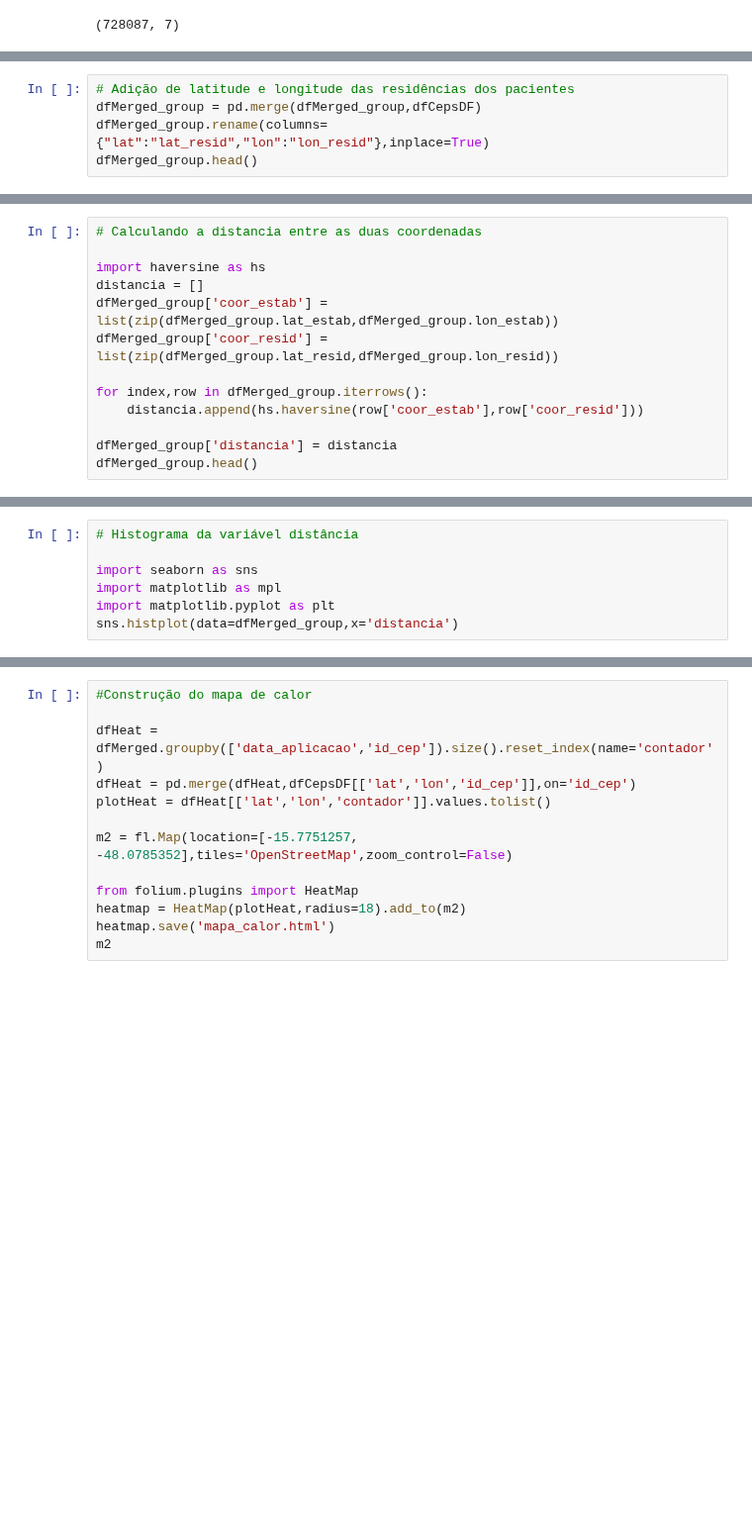
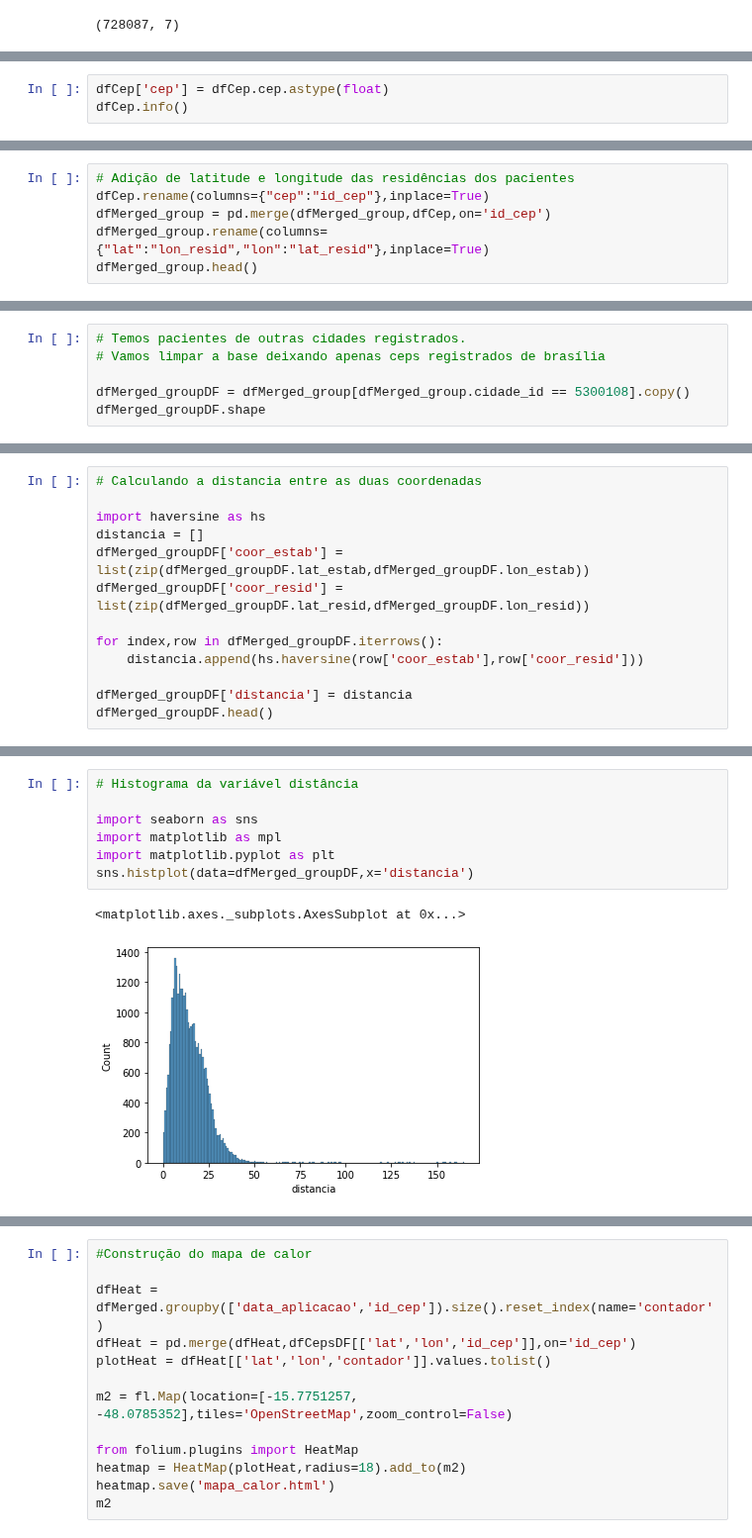
Before and after one commit to raquelcreis/vacina_covid_bsb, a Jupyter notebook: notebook.ipynb, the cells around one changed output, grey strips where cells are left out. Shown at 99% size. Saved outputs shown, nothing was run; the diff lists cells and outputs as text; blank space fills up the shorter version.

```diff
--- a/notebook.ipynb
+++ b/notebook.ipynb
@@ -429,0 +469,3 @@ dfMerged_group.head()
+# %%
+dfCep['cep'] = dfCep.cep.astype(float)
+dfCep.info()
@@ -430,5 +485,6 @@ dfMerged_group.head()
 # %%
 # Adição de latitude e longitude das residências dos pacientes
-dfMerged_group = pd.merge(dfMerged_group,dfCepsDF)
-dfMerged_group.rename(columns={"lat":"lat_resid","lon":"lon_resid"},inplace=True)
+dfCep.rename(columns={"cep":"id_cep"},inplace=True)
+dfMerged_group = pd.merge(dfMerged_group,dfCep,on='id_cep')
+dfMerged_group.rename(columns={"lat":"lon_resid","lon":"lat_resid"},inplace=True)
 dfMerged_group.head()
@@ -437,0 +526,6 @@ dfMerged_group.info()
+# %%
+# Temos pacientes de outras cidades registrados.
+# Vamos limpar a base deixando apenas ceps registrados de brasília
+
+dfMerged_groupDF = dfMerged_group[dfMerged_group.cidade_id == 5300108].copy()
+dfMerged_groupDF.shape
@@ -440,11 +536,11 @@ dfMerged_group.info()
 
 import haversine as hs
 distancia = []
-dfMerged_group['coor_estab'] = list(zip(dfMerged_group.lat_estab,dfMerged_group.lon_estab))
-dfMerged_group['coor_resid'] = list(zip(dfMerged_group.lat_resid,dfMerged_group.lon_resid))
+dfMerged_groupDF['coor_estab'] = list(zip(dfMerged_groupDF.lat_estab,dfMerged_groupDF.lon_estab))
+dfMerged_groupDF['coor_resid'] = list(zip(dfMerged_groupDF.lat_resid,dfMerged_groupDF.lon_resid))
 
-for index,row in dfMerged_group.iterrows():
+for index,row in dfMerged_groupDF.iterrows():
     distancia.append(hs.haversine(row['coor_estab'],row['coor_resid']))
 
-dfMerged_group['distancia'] = distancia
-dfMerged_group.head()
+dfMerged_groupDF['distancia'] = distancia
+dfMerged_groupDF.head()
@@ -455,10 +568,13 @@ dfMerged_group.distancia.describe()
 # %%
 # Histograma da variável distância
 
 import seaborn as sns
 import matplotlib as mpl
 import matplotlib.pyplot as plt
-sns.histplot(data=dfMerged_group,x='distancia')
+sns.histplot(data=dfMerged_groupDF,x='distancia')
+# %% [output]
+<matplotlib.axes._subplots.AxesSubplot at 0x...>
+[figure, added]
 # %%
 # Boxplot da variável distância
 
```
Also changed, not shown: parts of 30 cells of this notebook, 1 other file.
